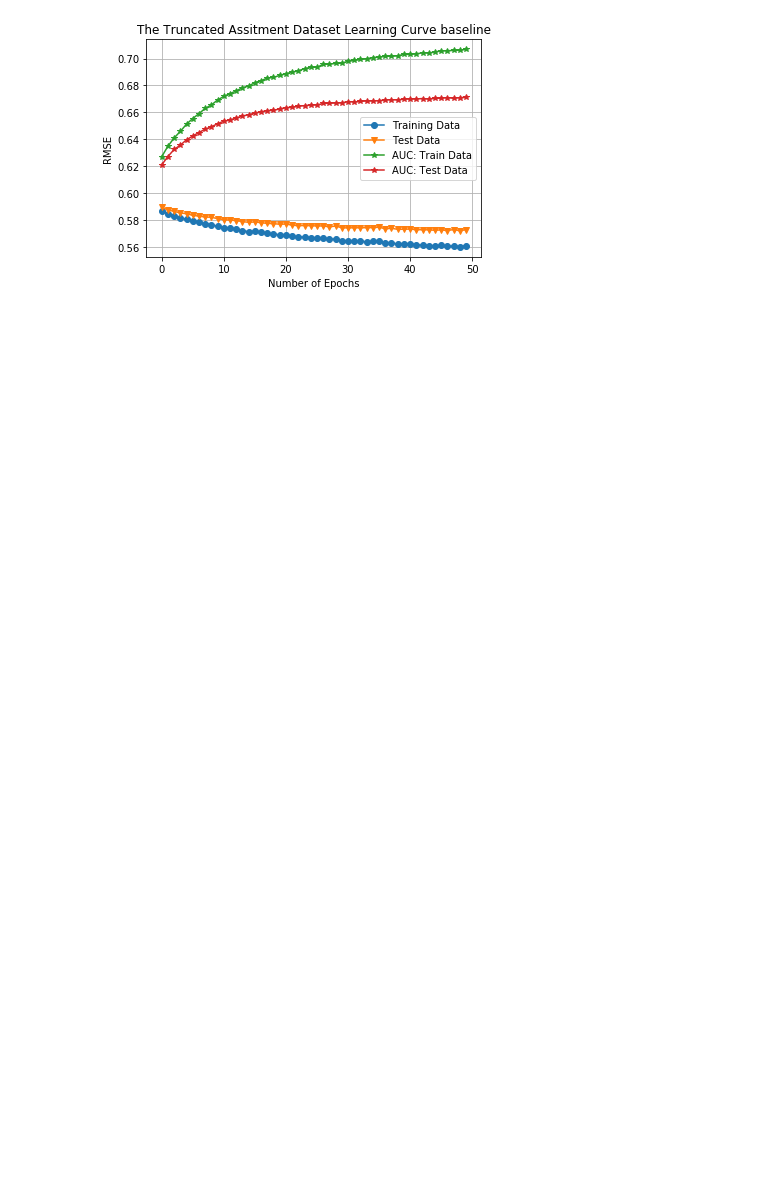
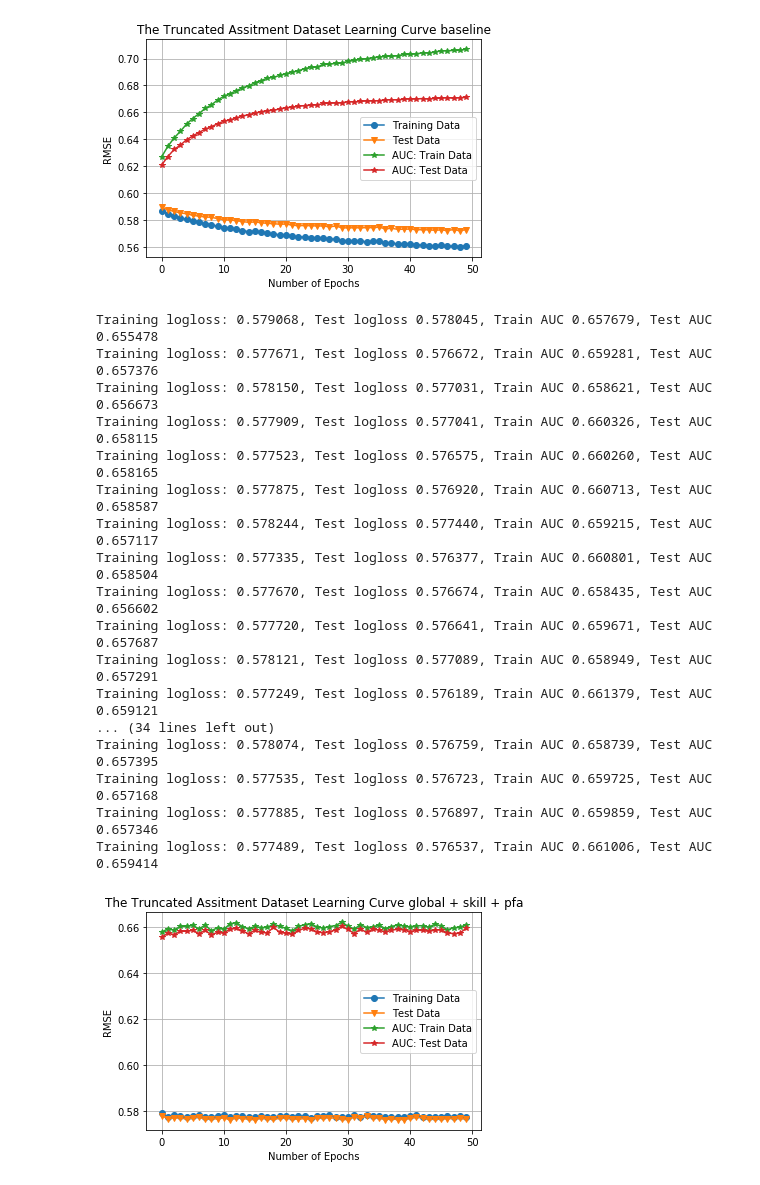
Before and after one commit to LiangbeiXu/Probabilistic-Matrix-Factorization, a Jupyter notebook: Untitled1.ipynb, the cells around one changed output. Saved outputs shown, nothing was run; the diff lists cells and outputs as text; code cells hidden in the pictures; blank space fills up the shorter version.

```diff
--- a/Untitled1.ipynb
+++ b/Untitled1.ipynb
@@ -410,6 +445,32 @@ Training logloss: 0.560643, Test logloss 0.572778, Train AUC 0.706079, Test AUC
 Training logloss: 0.559841, Test logloss 0.571827, Train AUC 0.706157, Test AUC 0.670935
 Training logloss: 0.560767, Test logloss 0.572697, Train AUC 0.706930, Test AUC 0.671103
 [figure]
+# %%
+name = 'global + skill + pfa'
+skill3 = IRT()
+skill3.set_params({ "epsilon": 1, "_lambda": 0.2, "momentum": 0.5, "maxepoch": 50, "num_batches": 300,
+                            "batch_size": 1000,'PFA':True, 'user':False})
+skill3.fit(train, test, len(np.unique(data['user_id'])), len(np.unique(data['skill_id'])), 10) # IRT
+PlotLoss(skill3, name)
+# %% [output]
+Training logloss: 0.579068, Test logloss 0.578045, Train AUC 0.657679, Test AUC 0.655478
+Training logloss: 0.577671, Test logloss 0.576672, Train AUC 0.659281, Test AUC 0.657376
+Training logloss: 0.578150, Test logloss 0.577031, Train AUC 0.658621, Test AUC 0.656673
+Training logloss: 0.577909, Test logloss 0.577041, Train AUC 0.660326, Test AUC 0.658115
+Training logloss: 0.577523, Test logloss 0.576575, Train AUC 0.660260, Test AUC 0.658165
+Training logloss: 0.577875, Test logloss 0.576920, Train AUC 0.660713, Test AUC 0.658587
+Training logloss: 0.578244, Test logloss 0.577440, Train AUC 0.659215, Test AUC 0.657117
+Training logloss: 0.577335, Test logloss 0.576377, Train AUC 0.660801, Test AUC 0.658504
+Training logloss: 0.577670, Test logloss 0.576674, Train AUC 0.658435, Test AUC 0.656602
+Training logloss: 0.577720, Test logloss 0.576641, Train AUC 0.659671, Test AUC 0.657687
+Training logloss: 0.578121, Test logloss 0.577089, Train AUC 0.658949, Test AUC 0.657291
+Training logloss: 0.577249, Test logloss 0.576189, Train AUC 0.661379, Test AUC 0.659121
+... (34 lines left out)
+Training logloss: 0.578074, Test logloss 0.576759, Train AUC 0.658739, Test AUC 0.657395
+Training logloss: 0.577535, Test logloss 0.576723, Train AUC 0.659725, Test AUC 0.657168
+Training logloss: 0.577885, Test logloss 0.576897, Train AUC 0.659859, Test AUC 0.657346
+Training logloss: 0.577489, Test logloss 0.576537, Train AUC 0.661006, Test AUC 0.659414
+[figure, added]
 # %%
 #global + user  + skill + pfa
 name = 'baseline'
```
Also changed, not shown: parts of 7 cells of this notebook, 3 other files.
